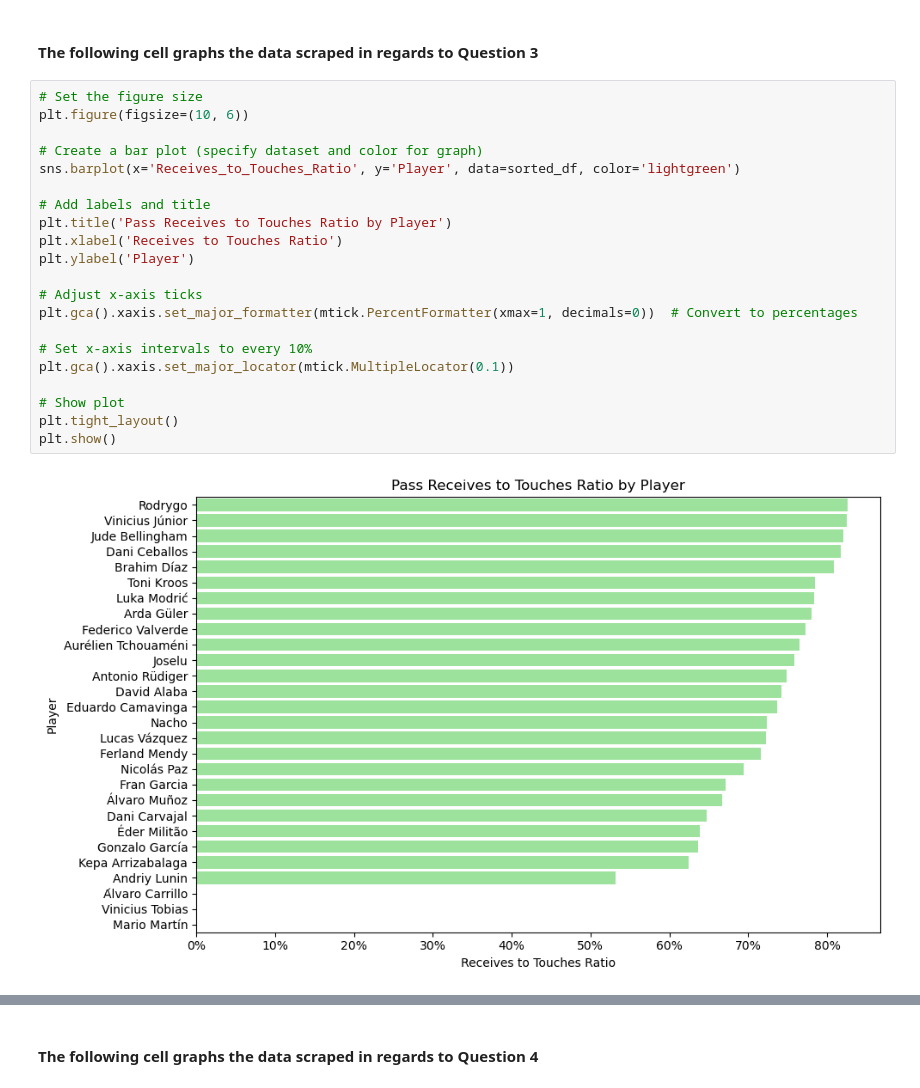
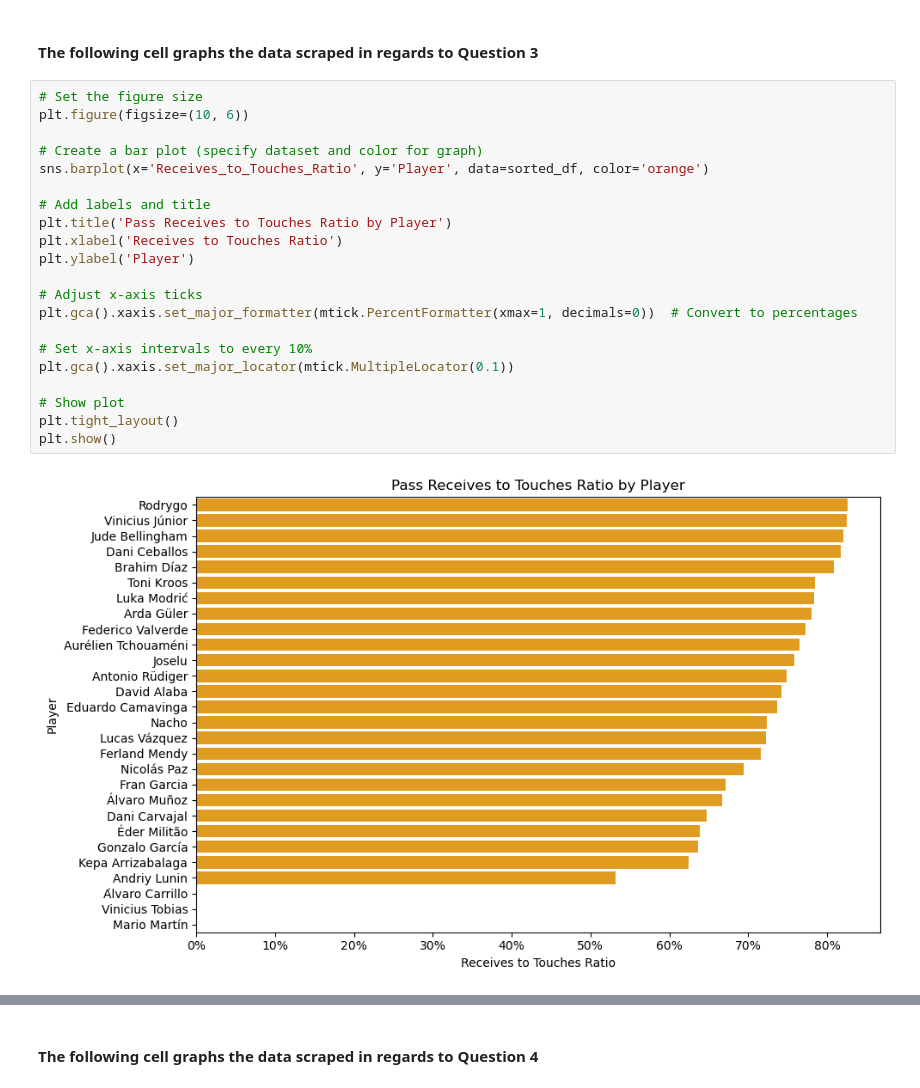
Before and after one commit to JaydenMathew/Real-Madrid-24--Season-Analysis--Web-Scraping-, a Jupyter notebook: Real Madrid (23-24') Web Scraping Analysis.ipynb, the cells around one changed output, grey strips where cells are left out. Drawn from its saved outputs; the diff is of its cells as text.

```diff
--- a/Real Madrid (23-24') Web Scraping Analysis.ipynb
+++ b/Real Madrid (23-24') Web Scraping Analysis.ipynb
@@ -426,26 +426,26 @@ plt.show()
 # %%
 # Set the figure size
 plt.figure(figsize=(10, 6))
 
 # Create a bar plot (specify dataset and color for graph)
-sns.barplot(x='Receives_to_Touches_Ratio', y='Player', data=sorted_df, color='lightgreen')
+sns.barplot(x='Receives_to_Touches_Ratio', y='Player', data=sorted_df, color='orange')
 
 # Add labels and title
 plt.title('Pass Receives to Touches Ratio by Player')
 plt.xlabel('Receives to Touches Ratio')
 plt.ylabel('Player')
 
 # Adjust x-axis ticks
 plt.gca().xaxis.set_major_formatter(mtick.PercentFormatter(xmax=1, decimals=0))  # Convert to percentages
 
 # Set x-axis intervals to every 10%
 plt.gca().xaxis.set_major_locator(mtick.MultipleLocator(0.1))
 
 # Show plot
 plt.tight_layout()
 plt.show()
 # %% [output]
-[figure, old version]
+[figure, new version]
 # %% [markdown]
 ### The above graph compares the amount of times players received the ball from a pass and how many touches they made on the ball throughout their career. By comparing these values, the receives to touches ratio value was found and compared to see who held on to the ball the longest during their times in possession. From the data, it can be seen that Rodrygo had the highest ratio (about 80%) and was just above Vinicus Junior. Moreover, the player with the least amount of touches per receive was Andriy Lunin. It is important to note that both goalkeepers compared before are at the bottom of the list which attest to the accuracy of the list as goalkeepers keep the ball for very short period of times. The last three names of the table had no data to measure for the 2023 to 2024 season.
 # %% [markdown]
```
Also changed, not shown: parts of 3 cells of this notebook.
